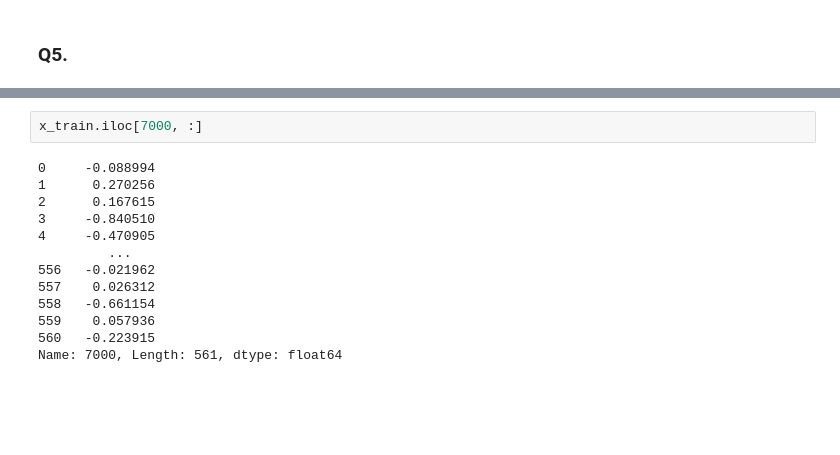
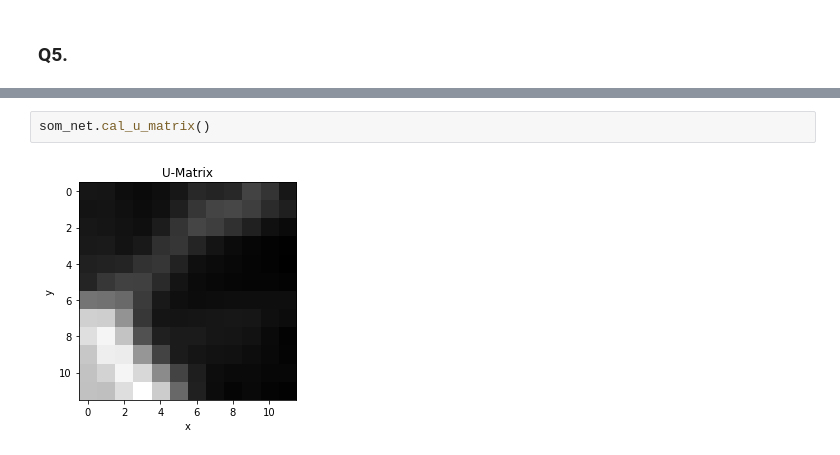
Before and after one commit to nahbos/AUT-Neural-Networks, a Jupyter notebook: HW03/HW03.ipynb, the cells around one changed output, grey strips where cells are left out. Cells and saved outputs as stored; diff of their text form; blank space fills up the shorter version.

```diff
--- a/HW03/HW03.ipynb
+++ b/HW03/HW03.ipynb
@@ -545,15 +596,4 @@ Iteration: 299, Loss: 0.0006, lr: 0.0003, R: 0.0133
-# %%
-x_train.iloc[7000, :]
-# %% [output]
-0     -0.088994
-1      0.270256
-2      0.167615
-3     -0.840510
-4     -0.470905
-         ...
-556   -0.021962
-557    0.026312
-558   -0.661154
-559    0.057936
-560   -0.223915
-Name: 7000, Length: 561, dtype: float64
+# %%
+som_net.cal_u_matrix()
+# %% [output]
+[figure, added]
```
Also changed, not shown: parts of 20 cells of this notebook.
